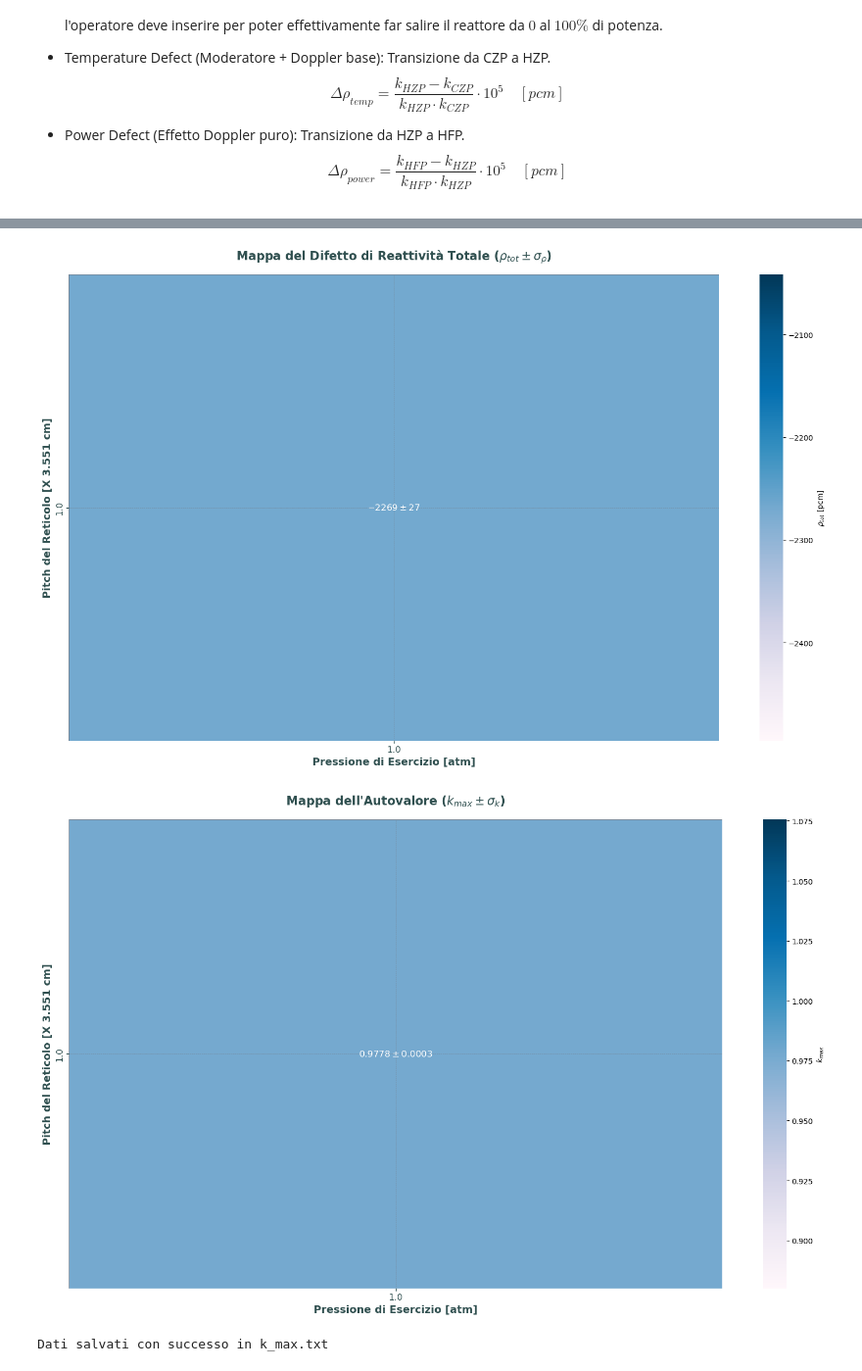
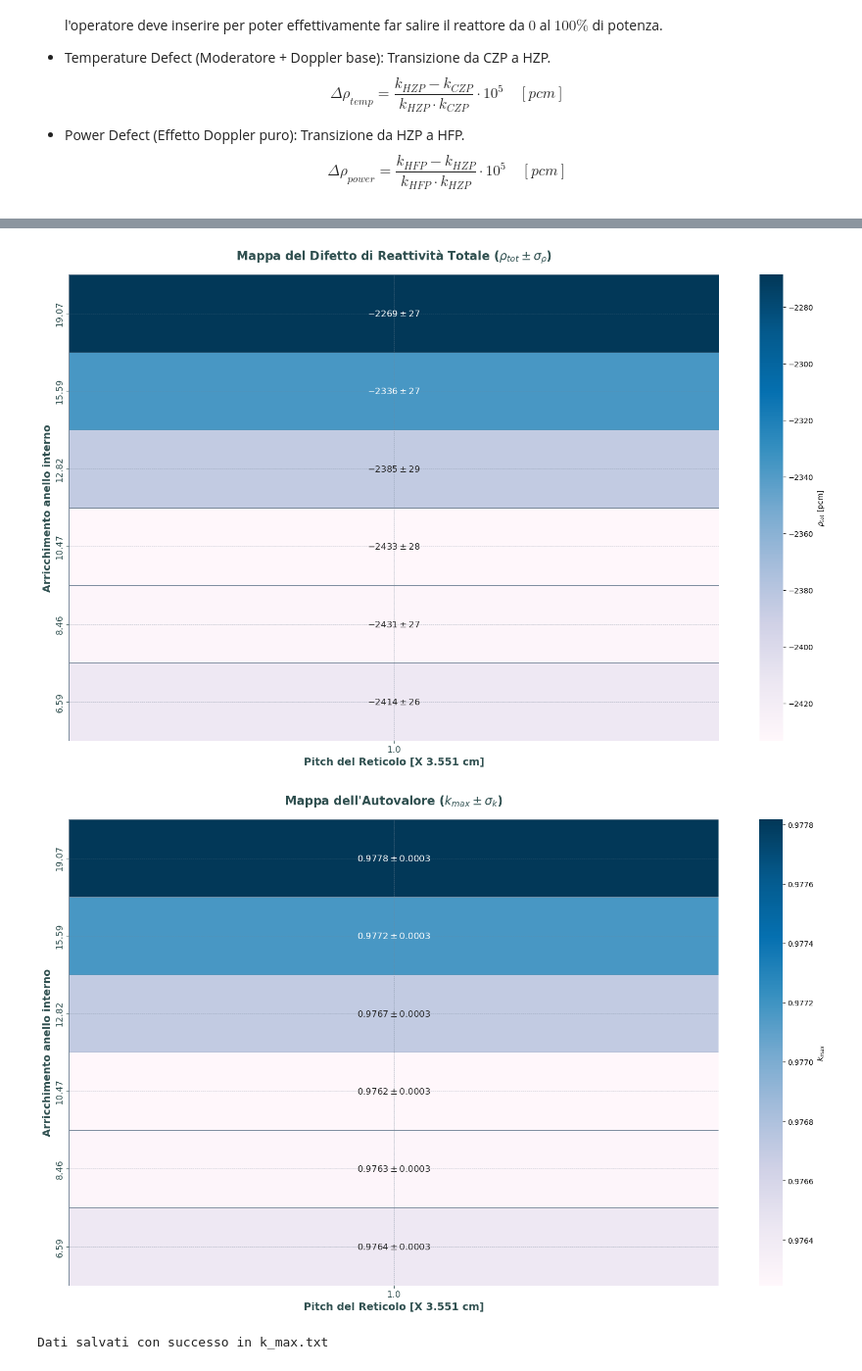
Before and after one commit to oblivion0218/Tesi-Magistrale, a Jupyter notebook: Open MC/reattore_8/50PCM/circolarita_k_max/analisi.ipynb, the cells around one changed output, grey strips where cells are left out. Shown at 98% size. Cells and saved outputs as stored; diff of their text form; code cells hidden in the pictures.

```diff
--- a/Open MC/reattore_8/50PCM/circolarita_k_max/analisi.ipynb
+++ b/Open MC/reattore_8/50PCM/circolarita_k_max/analisi.ipynb
@@ -148,11 +167,11 @@ Reactivity Defect (Power): -324.7 ± 20.1 pcm
 
 # matrici per Heatmap (assumendo df_res già calcolato)
 
-pivot_rho = df_res.pivot(index='pitch', columns='pressione_atm', values='rho_tot')
-pivot_err_rho = df_res.pivot(index='pitch', columns='pressione_atm', values='err_tot')
+pivot_rho = df_res.pivot(index='arricch_int', columns='pitch', values='rho_tot')
+pivot_err_rho = df_res.pivot(index='arricch_int', columns='pitch', values='err_tot')
 
-pivot_kmax = df_res.pivot(index='pitch', columns='pressione_atm', values='k_max')
-pivot_err_kmax = df_res.pivot(index='pitch', columns='pressione_atm', values='sigma_k')
+pivot_kmax = df_res.pivot(index='arricch_int', columns='pitch', values='k_max')
+pivot_err_kmax = df_res.pivot(index='arricch_int', columns='pitch', values='sigma_k')
 
 # Creazione delle matrici testuali di annotazione con sintassi LaTeX per il simbolo \pm
 annot_rho = pd.DataFrame(
@@ -172,39 +191,39 @@ tit_props = {'fontsize': 16, 'fontweight': 'bold', 'color': '#2F4F4F'}
 cmap_cool = "PuBu"
 
 def format_axes(ax):
     ax.grid(which='major', linestyle='--', alpha=0.6, color='#778899', linewidth=0.5)
     ax.grid(which='minor', linestyle=':', alpha=0.3, color='#778899', linewidth=0.5)
     ax.tick_params(axis='x', colors='#2F4F4F', labelsize=12)
     ax.tick_params(axis='y', colors='#2F4F4F', labelsize=12)
 
 # HEATMAP 1: Reattività Totale (rho_tot)
 fig, ax = plt.subplots(figsize=(16, 10))
 sns.heatmap(pivot_rho, annot=annot_rho, fmt="", cmap=cmap_cool, cbar_kws={'label': r'$\rho_{tot}$ [pcm]'},
             ax=ax, annot_kws={"size": 12}, linewidths=0.5, linecolor='#778899')
 
 ax.set_title(r"Mappa del Difetto di Reattività Totale ($\rho_{tot} \pm \sigma_{\rho}$)", **tit_props, pad=20)
-ax.set_xlabel("Pressione di Esercizio [atm]", **lbl_props)
-ax.set_ylabel("Pitch del Reticolo [X 3.551 cm]", **lbl_props)
+ax.set_ylabel("Arricchimento anello interno", **lbl_props)
+ax.set_xlabel("Pitch del Reticolo [X 3.551 cm]", **lbl_props)
 ax.invert_yaxis()
 format_axes(ax)
 plt.tight_layout()
 plt.show()
 
 # HEATMAP 2: Autovalore Massimo (k_max)
 fig, ax2 = plt.subplots(figsize=(16, 10))
 sns.heatmap(pivot_kmax, annot=annot_kmax, fmt="", cmap=cmap_cool, cbar_kws={'label': r'$k_{max}$'},
             ax=ax2, annot_kws={"size": 12}, linewidths=0.5, linecolor='#778899')
 
 ax2.set_title(r"Mappa dell'Autovalore ($k_{max} \pm \sigma_{k}$)", **tit_props, pad=20)
-ax2.set_xlabel("Pressione di Esercizio [atm]", **lbl_props)
-ax2.set_ylabel("Pitch del Reticolo [X 3.551 cm]", **lbl_props)
+ax2.set_ylabel("Arricchimento anello interno", **lbl_props)
+ax2.set_xlabel("Pitch del Reticolo [X 3.551 cm]", **lbl_props)
 ax2.invert_yaxis()
 format_axes(ax2)
 plt.tight_layout()
 plt.show()
 # %% [output]
-[figure, old version]
+[figure, new version]
-[figure, old version]
+[figure, new version]
 # %%
 # Salvataggio di tutti i k_max, pitch, pressione e delta rho su file
 filename = "k_max.txt"
```
Also changed, not shown: parts of 3 cells of this notebook, 4 other files.
